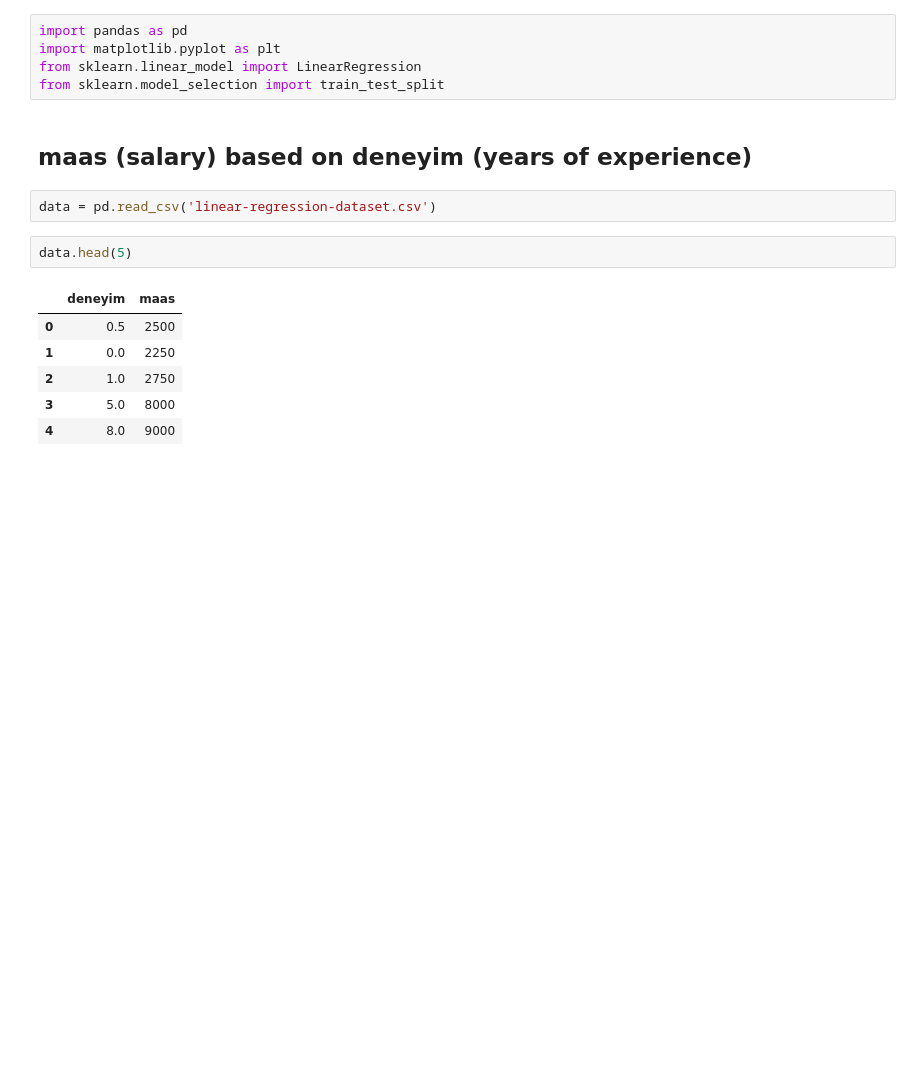
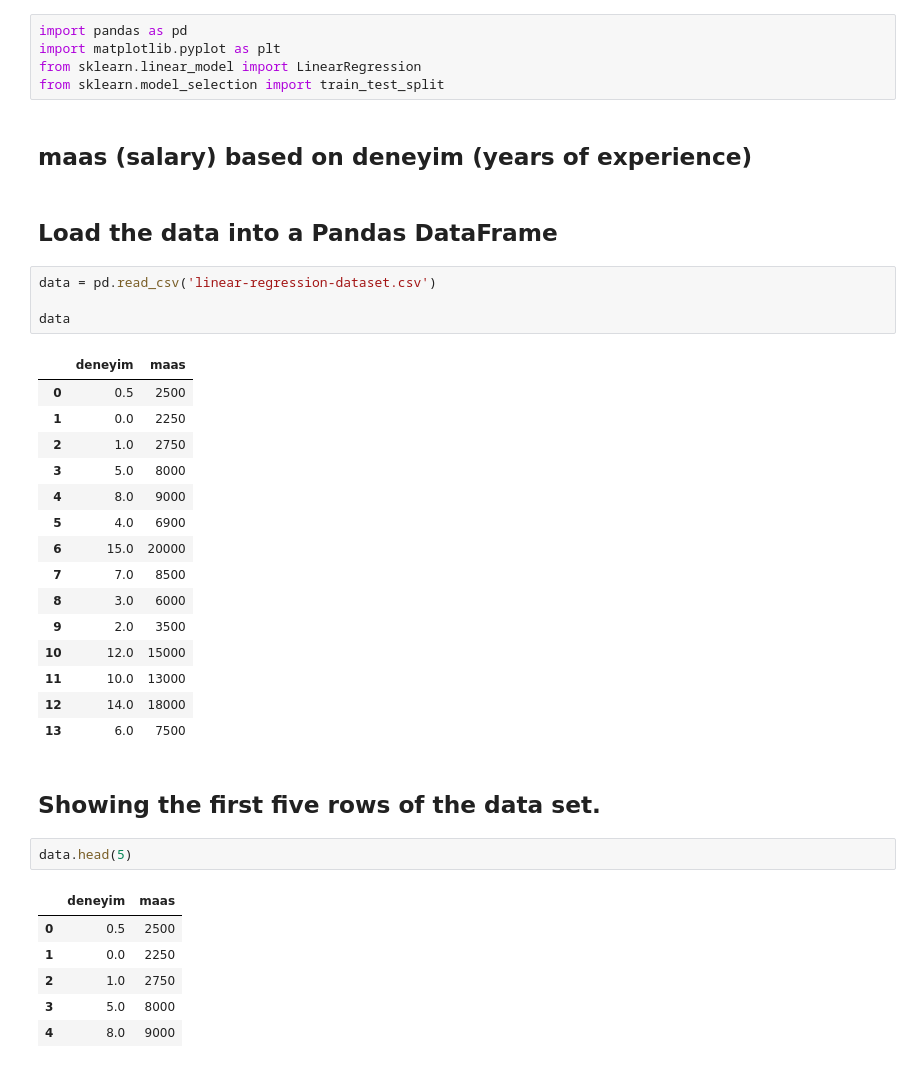
Before and after one commit to salsabilmislat/linear-regression, a Jupyter notebook: regression.ipynb, the cells around one changed output. Cells and saved outputs as stored; diff of their text form; blank space fills up the shorter version.

```diff
--- a/regression.ipynb
+++ b/regression.ipynb
@@ -7,8 +7,30 @@ from sklearn.linear_model import LinearRegression
 from sklearn.model_selection import train_test_split
 # %% [markdown]
 ## maas (salary) based on deneyim (years of experience)
+# %% [markdown]
+## Load the data into a Pandas DataFrame
 # %%
 data = pd.read_csv('linear-regression-dataset.csv')
+
+data
+# %% [output]
+|  | deneyim | maas |
+| 0 | 0.5 | 2500 |
+| 1 | 0.0 | 2250 |
+| 2 | 1.0 | 2750 |
+| 3 | 5.0 | 8000 |
+| 4 | 8.0 | 9000 |
+| 5 | 4.0 | 6900 |
+| 6 | 15.0 | 20000 |
+| 7 | 7.0 | 8500 |
+| 8 | 3.0 | 6000 |
+| 9 | 2.0 | 3500 |
+| 10 | 12.0 | 15000 |
+| 11 | 10.0 | 13000 |
+| 12 | 14.0 | 18000 |
+| 13 | 6.0 | 7500 |
+# %% [markdown]
+## Showing the first five rows of the data set.
 # %%
 data.head(5)
 # %% [output]
```
Also changed, not shown: parts of 1 cell of this notebook.
